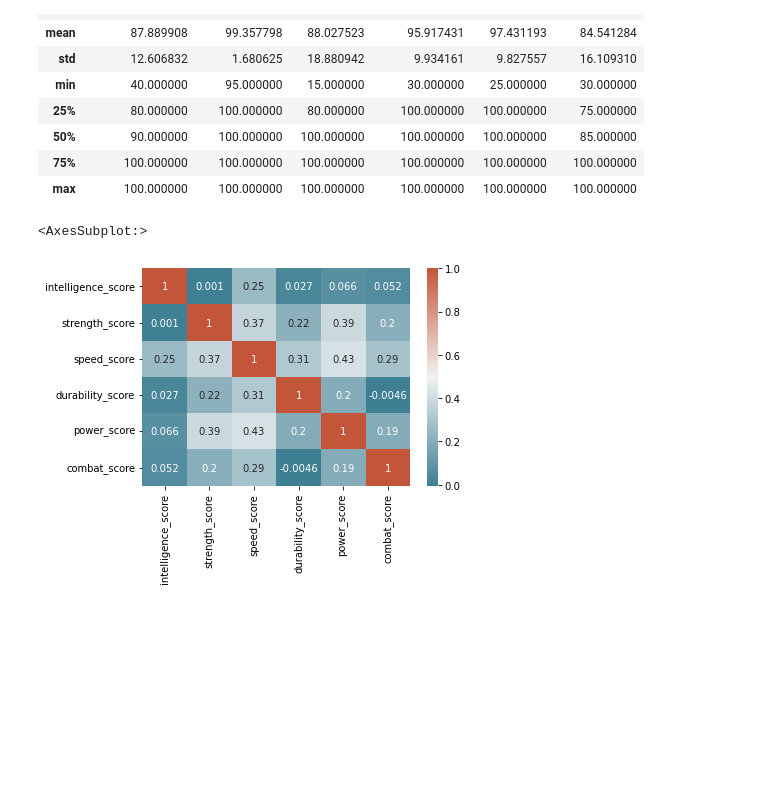
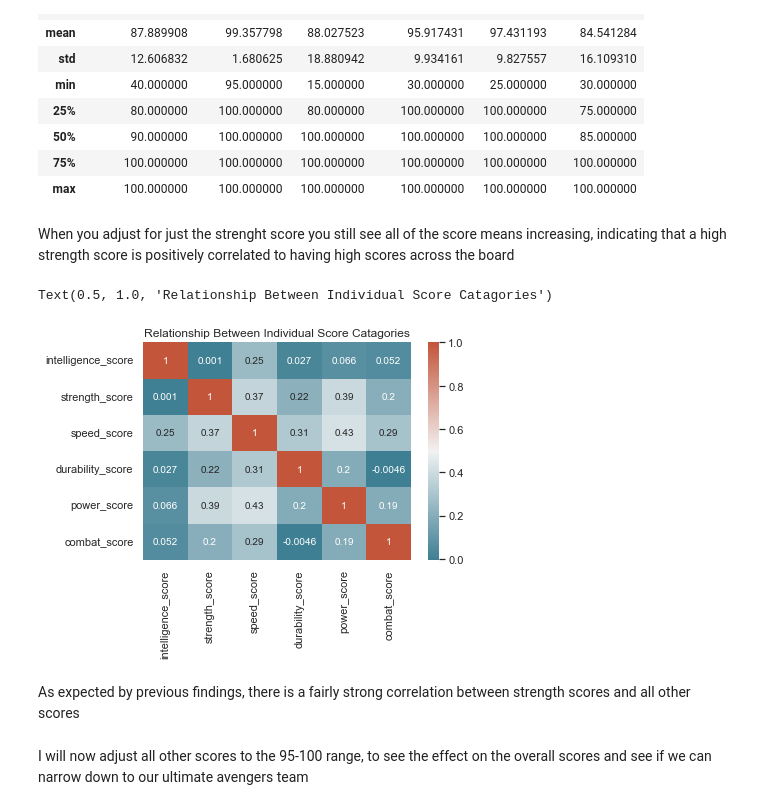
Before and after one commit to data301-2021-winter1/project-group04-project, a Jupyter notebook: notebooks/analysis2.ipynb, the cells around one changed output. Cells and saved outputs as stored; diff of their text form; code cells hidden in the pictures; blank space fills up the shorter version.

```diff
--- a/notebooks/analysis2.ipynb
+++ b/notebooks/analysis2.ipynb
@@ -172,6 +126,9 @@ avengers1.describe()
+# %% [markdown]
+When you adjust for just the strenght score you still see all of the score means increasing, indicating that a high strength score is positively correlated to having high scores across the board
 # %%
 corr = avengers1.corr()
-sns.heatmap(corr, xticklabels=corr.columns, yticklabels=corr.columns, annot=True, cmap=sns.diverging_palette(220, 20, as_cmap=True))
+corrmap = sns.heatmap(corr, xticklabels=corr.columns, yticklabels=corr.columns, annot=True, cmap=sns.diverging_palette(220, 20, as_cmap=True))
+corrmap.set_title("Relationship Between Individual Score Catagories")
 # %% [output]
-<AxesSubplot:>
+Text(0.5, 1.0, 'Relationship Between Individual Score Catagories')
-[figure, old version]
+[figure, new version]
@@ -182,3 +135,7 @@ sns.heatmap(corr, xticklabels=corr.columns, yticklabels=corr.columns, annot=True
+# %% [markdown]
+As expected by previous findings, there is a fairly strong correlation between strength scores and all other scores
+# %% [markdown]
+I will now adjust all other scores to the 95-100 range, to see the effect on the overall scores and see if we can narrow down to our ultimate avengers team
 # %%
 avengers2 = avengers1[avengers1["power_score"].between(95, 100)]
 # %%
```
Also changed, not shown: parts of 48 cells of this notebook, 1 other file.
